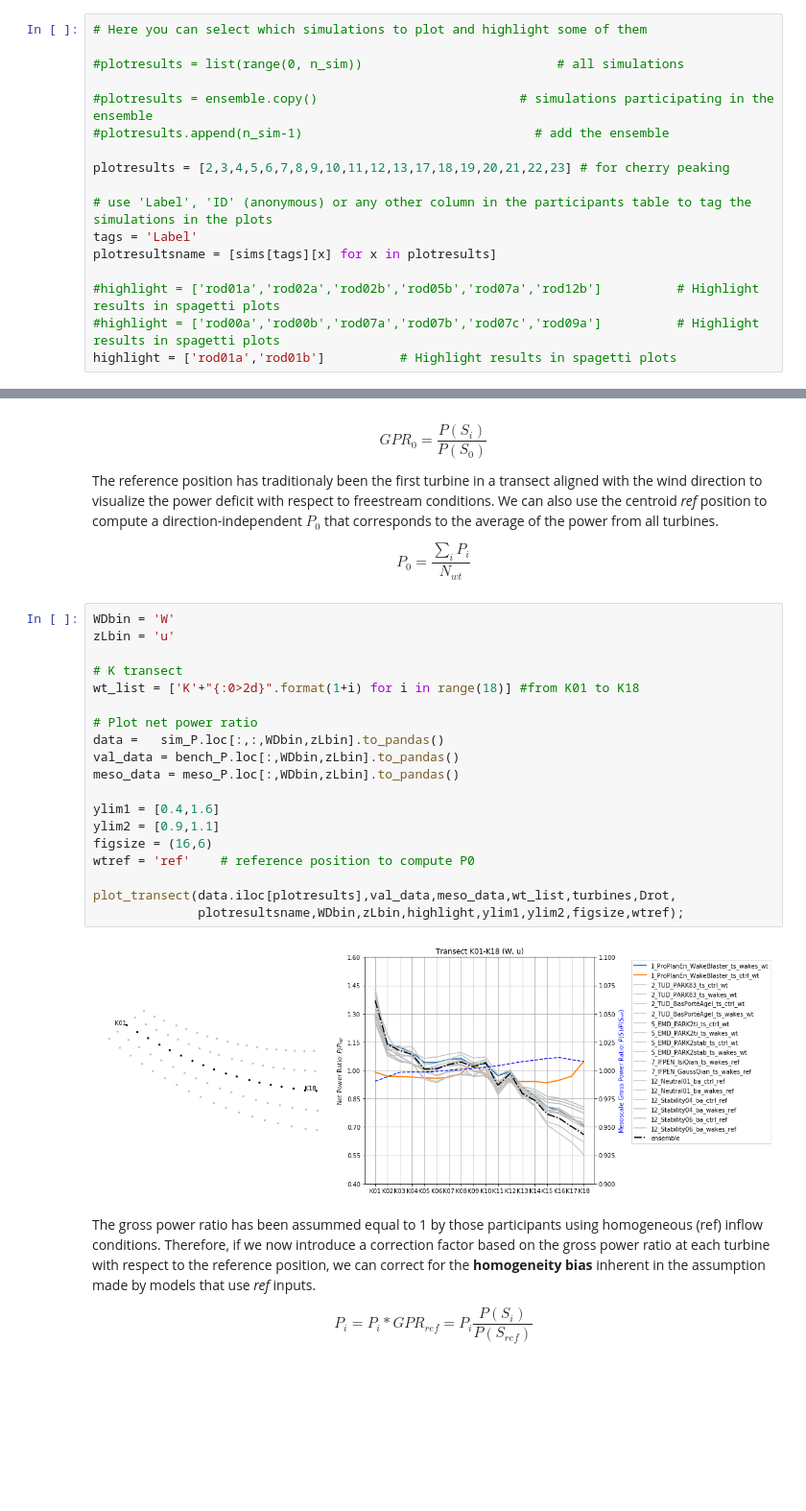
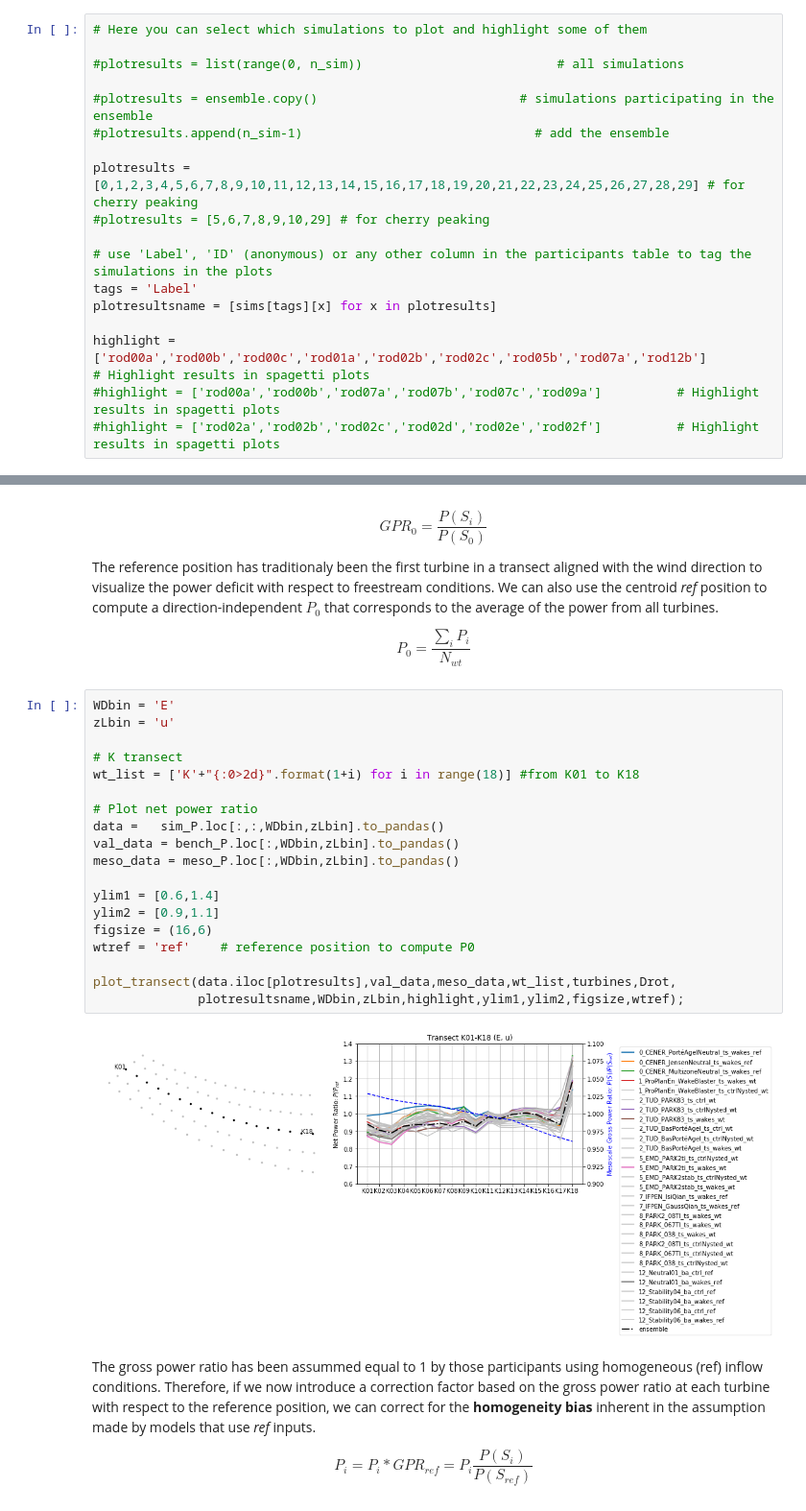
Before and after one commit to CENER-EPR/OWAbench, a Jupyter notebook: Rodsand2/Rodsand2_ArrayEfficiency.ipynb, the cells around one changed output, grey strips where cells are left out. Shown at 96% size. Drawn from its saved outputs; the diff is of its cells as text; blank space fills up the shorter version.

```diff
--- a/Rodsand2/Rodsand2_ArrayEfficiency.ipynb
+++ b/Rodsand2/Rodsand2_ArrayEfficiency.ipynb
@@ -349,12 +358,13 @@ for isim in range(n_sim):
 #plotresults = ensemble.copy()                           # simulations participating in the ensemble
 #plotresults.append(n_sim-1)                               # add the ensemble
 
-plotresults = [2,3,4,5,6,7,8,9,10,11,12,13,17,18,19,20,21,22,23] # for cherry peaking
+plotresults = [0,1,2,3,4,5,6,7,8,9,10,11,12,13,14,15,16,17,18,19,20,21,22,23,24,25,26,27,28,29] # for cherry peaking
+#plotresults = [5,6,7,8,9,10,29] # for cherry peaking
 
 # use 'Label', 'ID' (anonymous) or any other column in the participants table to tag the simulations in the plots
 tags = 'Label'
 plotresultsname = [sims[tags][x] for x in plotresults]
 
-#highlight = ['rod01a','rod02a','rod02b','rod05b','rod07a','rod12b']          # Highlight results in spagetti plots
+highlight = ['rod00a','rod00b','rod00c','rod01a','rod02b','rod02c','rod05b','rod07a','rod12b']          # Highlight results in spagetti plots
 #highlight = ['rod00a','rod00b','rod07a','rod07b','rod07c','rod09a']          # Highlight results in spagetti plots
-highlight = ['rod01a','rod01b']          # Highlight results in spagetti plots
+#highlight = ['rod02a','rod02b','rod02c','rod02d','rod02e','rod02f']          # Highlight results in spagetti plots
@@ -517,26 +507,26 @@ The reference position has traditionaly been the first turbine in a transect ali
 
 $$ P_0 = \frac{\sum_{i}P_i}{N_{wt}} $$
 # %%
-WDbin = 'W'
+WDbin = 'E'
 zLbin = 'u'
 
 # K transect
 wt_list = ['K'+"{:0>2d}".format(1+i) for i in range(18)] #from K01 to K18
 
 # Plot net power ratio
 data =   sim_P.loc[:,:,WDbin,zLbin].to_pandas()
 val_data = bench_P.loc[:,WDbin,zLbin].to_pandas()
 meso_data = meso_P.loc[:,WDbin,zLbin].to_pandas()
 
-ylim1 = [0.4,1.6]
+ylim1 = [0.6,1.4]
 ylim2 = [0.9,1.1]
 figsize = (16,6)
 wtref = 'ref'    # reference position to compute P0
 
 plot_transect(data.iloc[plotresults],val_data,meso_data,wt_list,turbines,Drot,
               plotresultsname,WDbin,zLbin,highlight,ylim1,ylim2,figsize,wtref);
 # %% [output]
-[figure, old version]
+[figure, new version]
 # %% [markdown]
 The gross power ratio has been assummed equal to 1 by those participants using homogeneous (ref) inflow conditions. Therefore, if we now introduce a correction factor based on the gross power ratio at each turbine with respect to the reference position, we can correct for the **homogeneity bias** inherent in the assumption made by models that use *ref* inputs.
 
```
Also changed, not shown: parts of 11 cells of this notebook, 6 other files.
